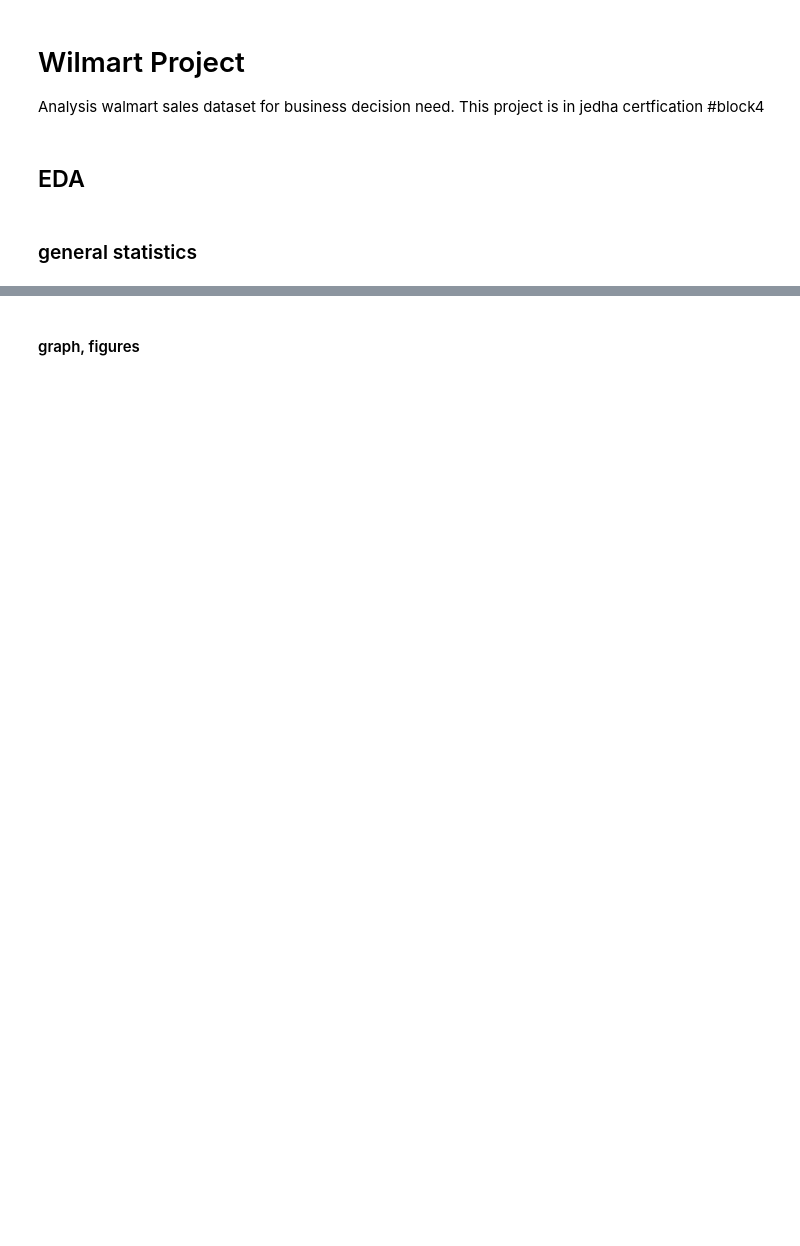
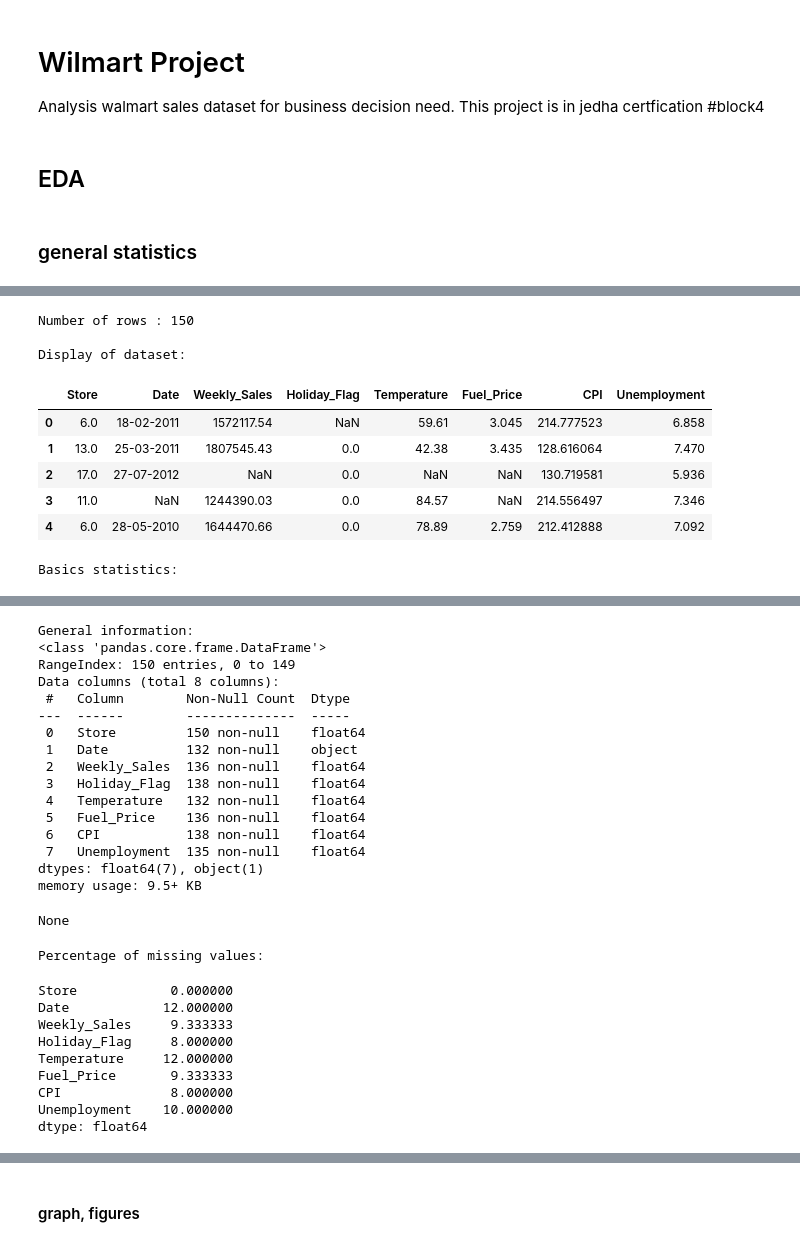
Before and after one commit to MKrouma/Jedha_Walmart-Rate-Uber, a Jupyter notebook: Walmart/notebook/part1_featureEngineering.ipynb, the cells around one changed output, grey strips where cells are left out. Drawn from its saved outputs; the diff is of its cells as text; code cells hidden in the pictures; blank space fills up the shorter version.

Commit message:
pandas preprocessing done - sklearn prepro to do

```diff
--- a/Walmart/notebook/part1_featureEngineering.ipynb
+++ b/Walmart/notebook/part1_featureEngineering.ipynb
@@ -62,0 +20,35 @@ None
+# %%
+## read dataset
+dataset_file = "../data/raw/Walmart_Store_sales.csv"
+walmart_df = pd.read_csv(dataset_file)
+
+# Basic stats
+print("Number of rows : {}".format(walmart_df.shape[0]))
+print()
+
+print("Display of dataset: ")
+display(walmart_df.head())
+print()
+
+print("Basics statistics: ")
+data_desc = walmart_df.describe(include='all')
+display(data_desc)
+print()
+
+print("General information: ")
+display(walmart_df.info())
+print()
+
+print("Percentage of missing values: ")
+display(100*walmart_df.isnull().sum()/walmart_df.shape[0])
+# %% [output]
+Number of rows : 150
+
+Display of dataset:
+|  | Store | Date | Weekly_Sales | Holiday_Flag | Temperature | Fuel_Price | CPI | Unemployment |
+| 0 | 6.0 | 18-02-2011 | 1572117.54 | NaN | 59.61 | 3.045 | 214.777523 | 6.858 |
+| 1 | 13.0 | 25-03-2011 | 1807545.43 | 0.0 | 42.38 | 3.435 | 128.616064 | 7.470 |
+| 2 | 17.0 | 27-07-2012 | NaN | 0.0 | NaN | NaN | 130.719581 | 5.936 |
+| 3 | 11.0 | NaN | 1244390.03 | 0.0 | 84.57 | NaN | 214.556497 | 7.346 |
+| 4 | 6.0 | 28-05-2010 | 1644470.66 | 0.0 | 78.89 | 2.759 | 212.412888 | 7.092 |
+Basics statistics:
@@ -63 +67,28 @@ None
+General information:
+<class 'pandas.core.frame.DataFrame'>
+RangeIndex: 150 entries, 0 to 149
+Data columns (total 8 columns):
+ #   Column        Non-Null Count  Dtype
+---  ------        --------------  -----
+ 0   Store         150 non-null    float64
+ 1   Date          132 non-null    object
+ 2   Weekly_Sales  136 non-null    float64
+ 3   Holiday_Flag  138 non-null    float64
+ 4   Temperature   132 non-null    float64
+ 5   Fuel_Price    136 non-null    float64
+ 6   CPI           138 non-null    float64
+ 7   Unemployment  135 non-null    float64
+dtypes: float64(7), object(1)
+memory usage: 9.5+ KB
+None
+Percentage of missing values:
+Store            0.000000
+Date            12.000000
+Weekly_Sales     9.333333
+Holiday_Flag     8.000000
+Temperature     12.000000
+Fuel_Price       9.333333
+CPI              8.000000
+Unemployment    10.000000
+dtype: float64
 # %%
```
Also changed, not shown: parts of 12 cells of this notebook.
